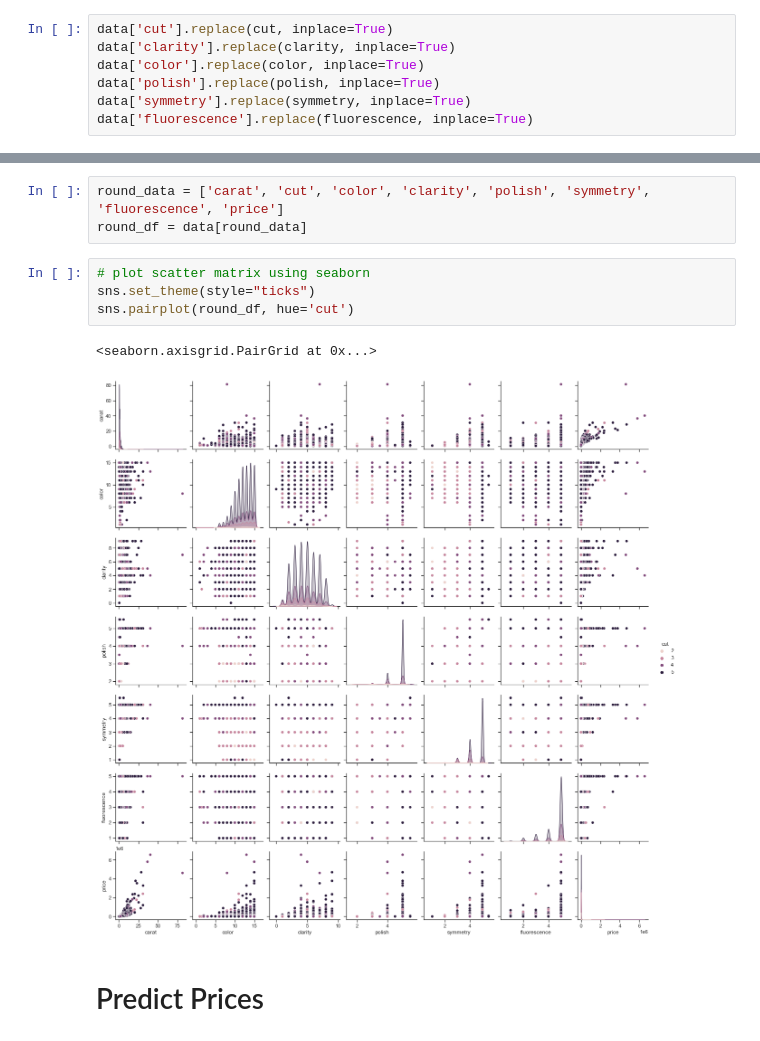
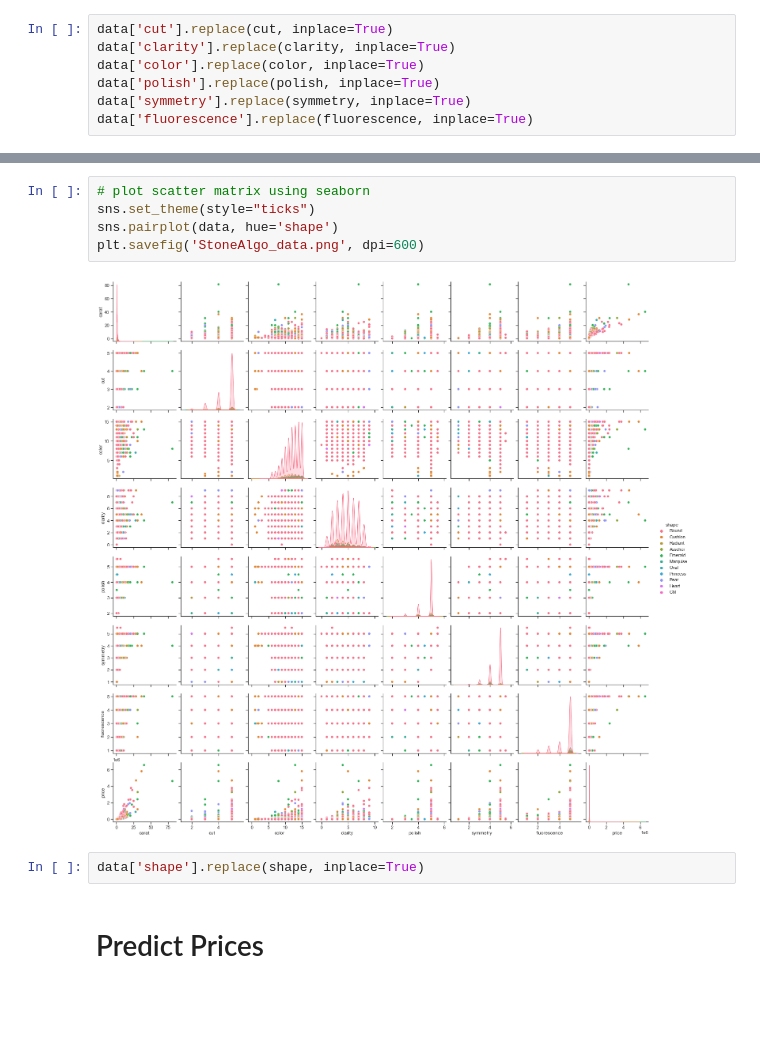
Before and after one commit to War-Keeper/Diamond-price-prediction, a Jupyter notebook: StoneAlgo regression.ipynb, the cells around one changed output, grey strips where cells are left out. Cells and saved outputs as stored; diff of their text form; blank space fills up the shorter version.

```diff
--- a/StoneAlgo regression.ipynb
+++ b/StoneAlgo regression.ipynb
@@ -245,13 +233,12 @@ shapes['Round']
-# %%
-round_data = ['carat', 'cut', 'color', 'clarity', 'polish', 'symmetry', 'fluorescence', 'price']
-round_df = data[round_data]
 # %%
 # plot scatter matrix using seaborn
 sns.set_theme(style="ticks")
-sns.pairplot(round_df, hue='cut')
+sns.pairplot(data, hue='shape')
+plt.savefig('StoneAlgo_data.png', dpi=600)
 # %% [output]
-<seaborn.axisgrid.PairGrid at 0x...>
-[figure, old version]
+[figure, new version]
+# %%
+data['shape'].replace(shape, inplace=True)
 # %% [markdown]
 # Predict Prices
 # %%
```
Also changed, not shown: parts of 17 cells of this notebook, 13 other files.
